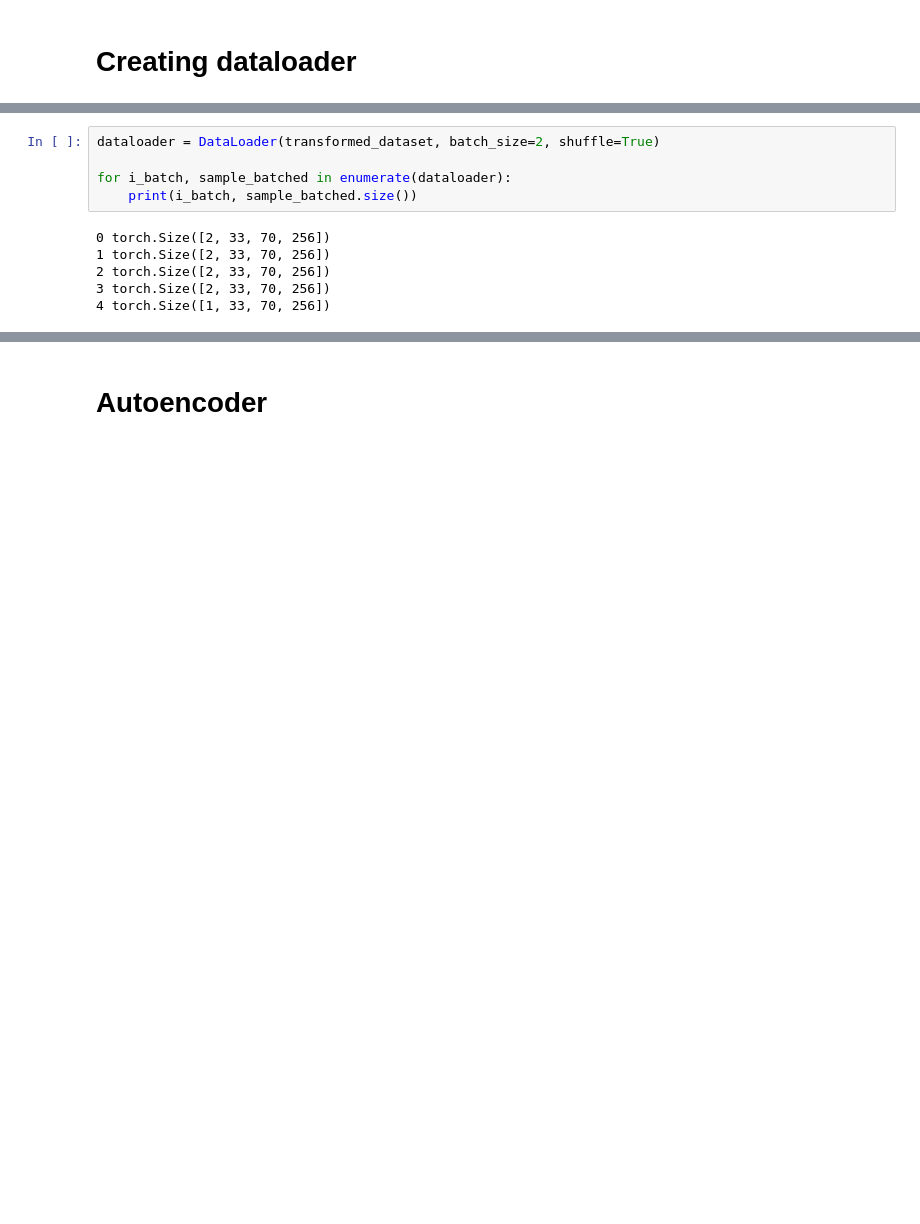
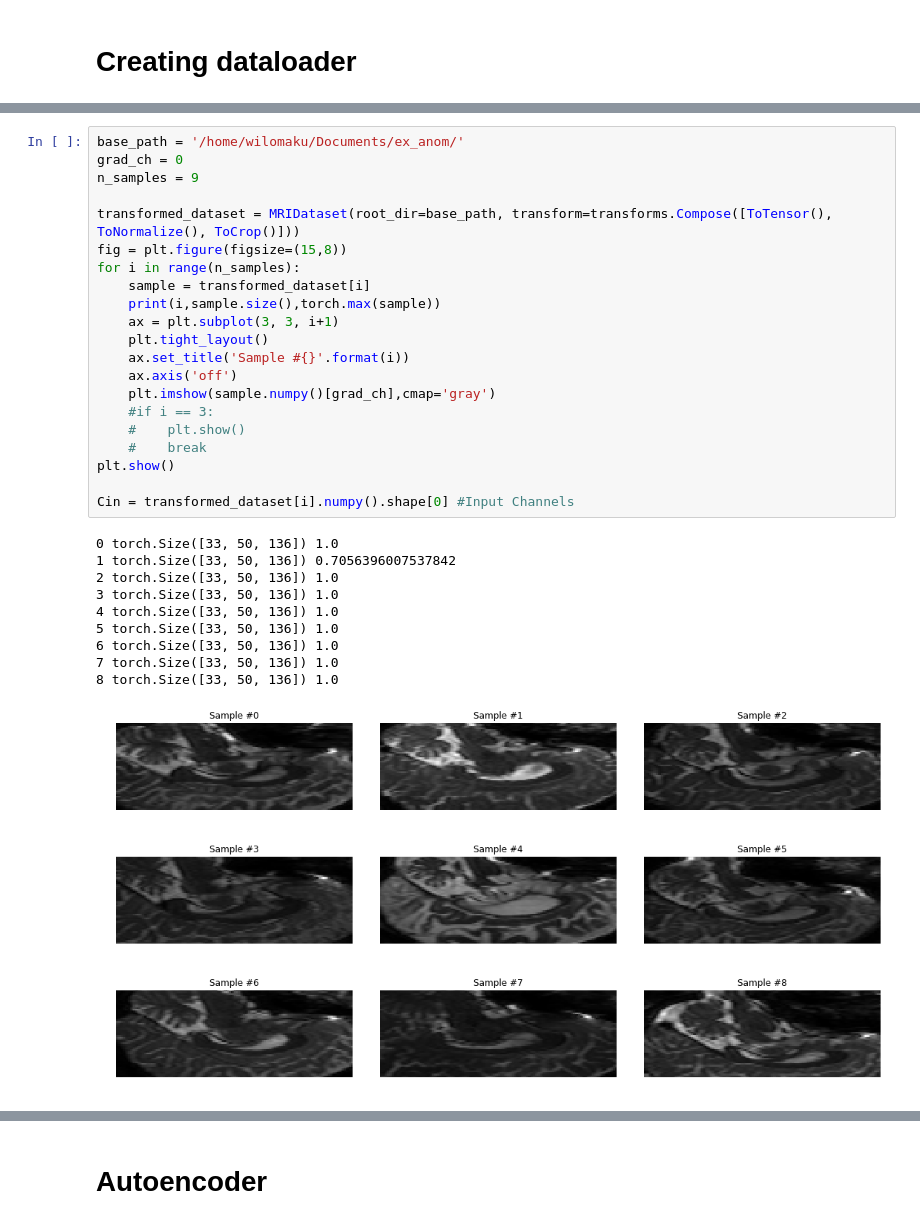
Before and after one commit to wilomaku/Deep_Characterization, a Jupyter notebook: Autoencoder.ipynb, the cells around one changed output, grey strips where cells are left out. Saved outputs shown, nothing was run; the diff lists cells and outputs as text; blank space fills up the shorter version.

```diff
--- a/Autoencoder.ipynb
+++ b/Autoencoder.ipynb
@@ -133,11 +109,32 @@ Cin = transformed_dataset[i].numpy().shape[0]
-# %%
-dataloader = DataLoader(transformed_dataset, batch_size=2, shuffle=True)
-
-for i_batch, sample_batched in enumerate(dataloader):
-    print(i_batch, sample_batched.size())
-# %% [output]
-0 torch.Size([2, 33, 70, 256])
-1 torch.Size([2, 33, 70, 256])
-2 torch.Size([2, 33, 70, 256])
-3 torch.Size([2, 33, 70, 256])
-4 torch.Size([1, 33, 70, 256])
+# %%
+base_path = '/home/wilomaku/Documents/ex_anom/'
+grad_ch = 0
+n_samples = 9
+
+transformed_dataset = MRIDataset(root_dir=base_path, transform=transforms.Compose([ToTensor(), ToNormalize(), ToCrop()]))
+fig = plt.figure(figsize=(15,8))
+for i in range(n_samples):
+    sample = transformed_dataset[i]
+    print(i,sample.size(),torch.max(sample))
+    ax = plt.subplot(3, 3, i+1)
+    plt.tight_layout()
+    ax.set_title('Sample #{}'.format(i))
+    ax.axis('off')
+    plt.imshow(sample.numpy()[grad_ch],cmap='gray')
+    #if i == 3:
+    #    plt.show()
+    #    break
+plt.show()
+
+Cin = transformed_dataset[i].numpy().shape[0] #Input Channels
+# %% [output]
+0 torch.Size([33, 50, 136]) 1.0
+1 torch.Size([33, 50, 136]) 0.7056396007537842
+2 torch.Size([33, 50, 136]) 1.0
+3 torch.Size([33, 50, 136]) 1.0
+4 torch.Size([33, 50, 136]) 1.0
+5 torch.Size([33, 50, 136]) 1.0
+6 torch.Size([33, 50, 136]) 1.0
+7 torch.Size([33, 50, 136]) 1.0
+8 torch.Size([33, 50, 136]) 1.0
+[figure, added]
```
Also changed, not shown: parts of 8 cells of this notebook.
